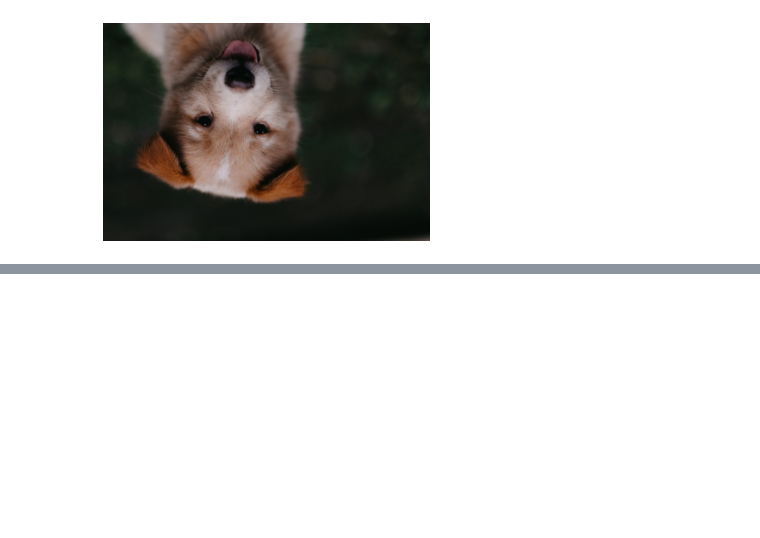
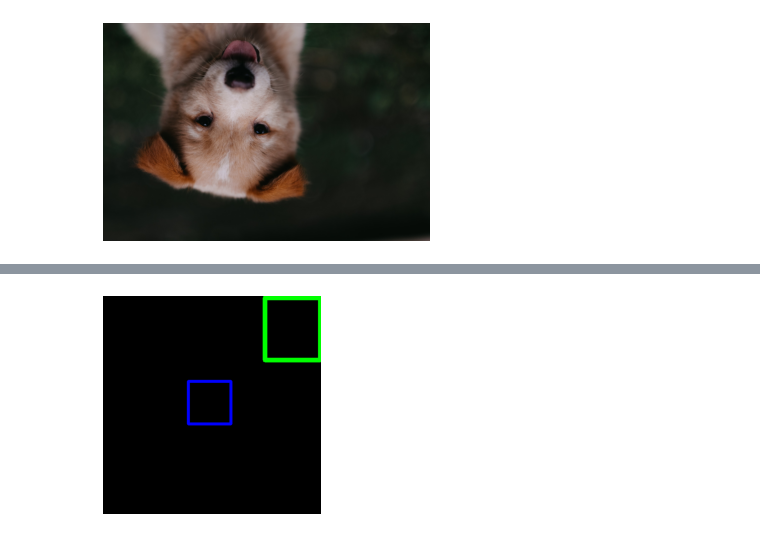
Before and after one commit to luisespriella9/Computer-Vision-Udemy, a Jupyter notebook: Numpy_and_Image_Basics.ipynb, the cells around one changed output, grey strips where cells are left out. Drawn from its saved outputs; the diff is of its cells as text; code cells hidden in the pictures; blank space fills up the shorter version.

```diff
--- a/Numpy_and_Image_Basics.ipynb
+++ b/Numpy_and_Image_Basics.ipynb
@@ -110,0 +116,12 @@ plt.show()
+# %%
+# draw rectangle
+# pt1: left top corner, pt2: bottom right corner
+cv2.rectangle(blank_img, pt1=(380, 4), pt2=(510, 150), color=(0, 255, 0), thickness=10)
+
+cv2.rectangle(blank_img, pt1=(200, 200), pt2=(300, 300), color = (0, 0, 255), thickness = 5)
+
+plt.axis('off')
+plt.imshow(blank_img)
+plt.show()
+# %% [output]
+[figure, added]
```
Also changed, not shown: parts of 7 cells of this notebook.
